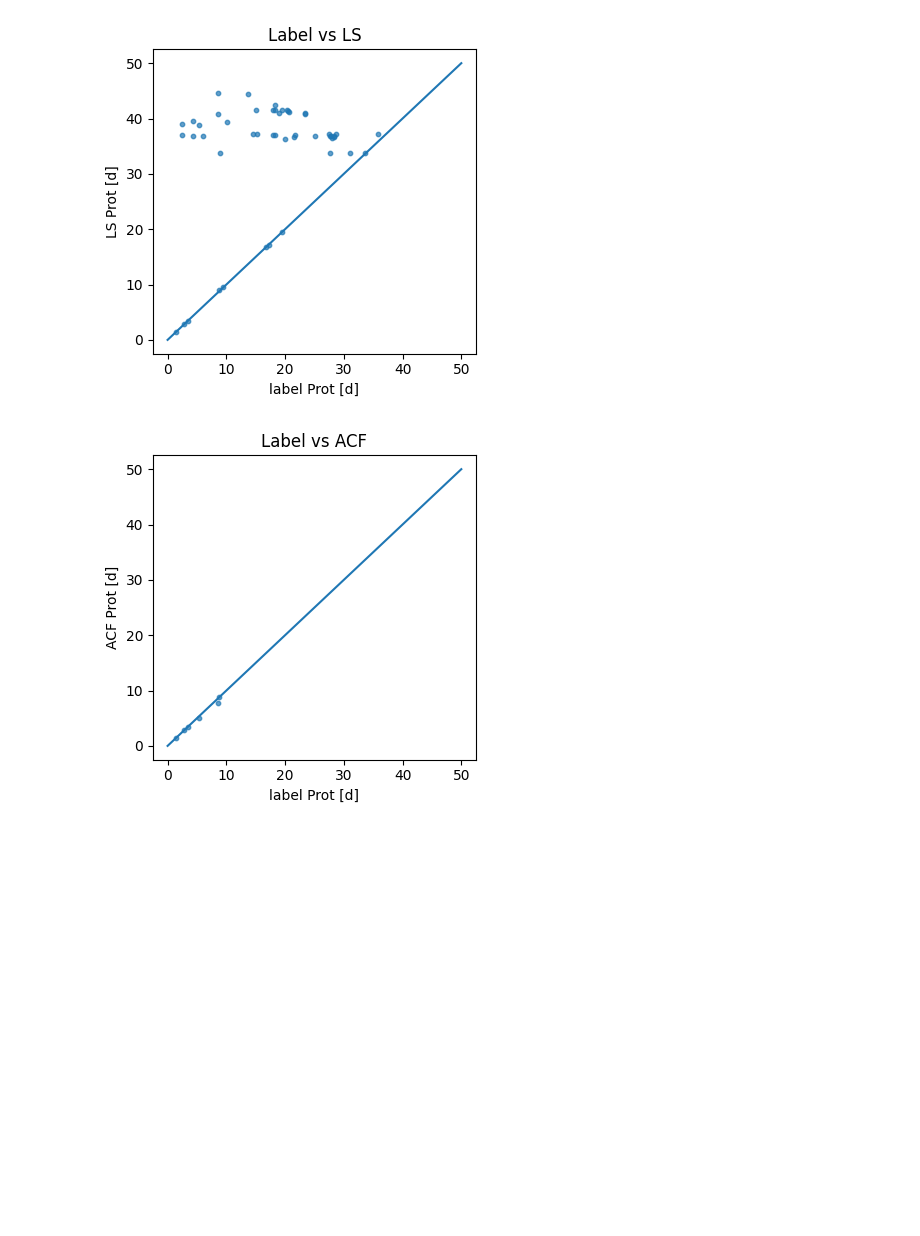
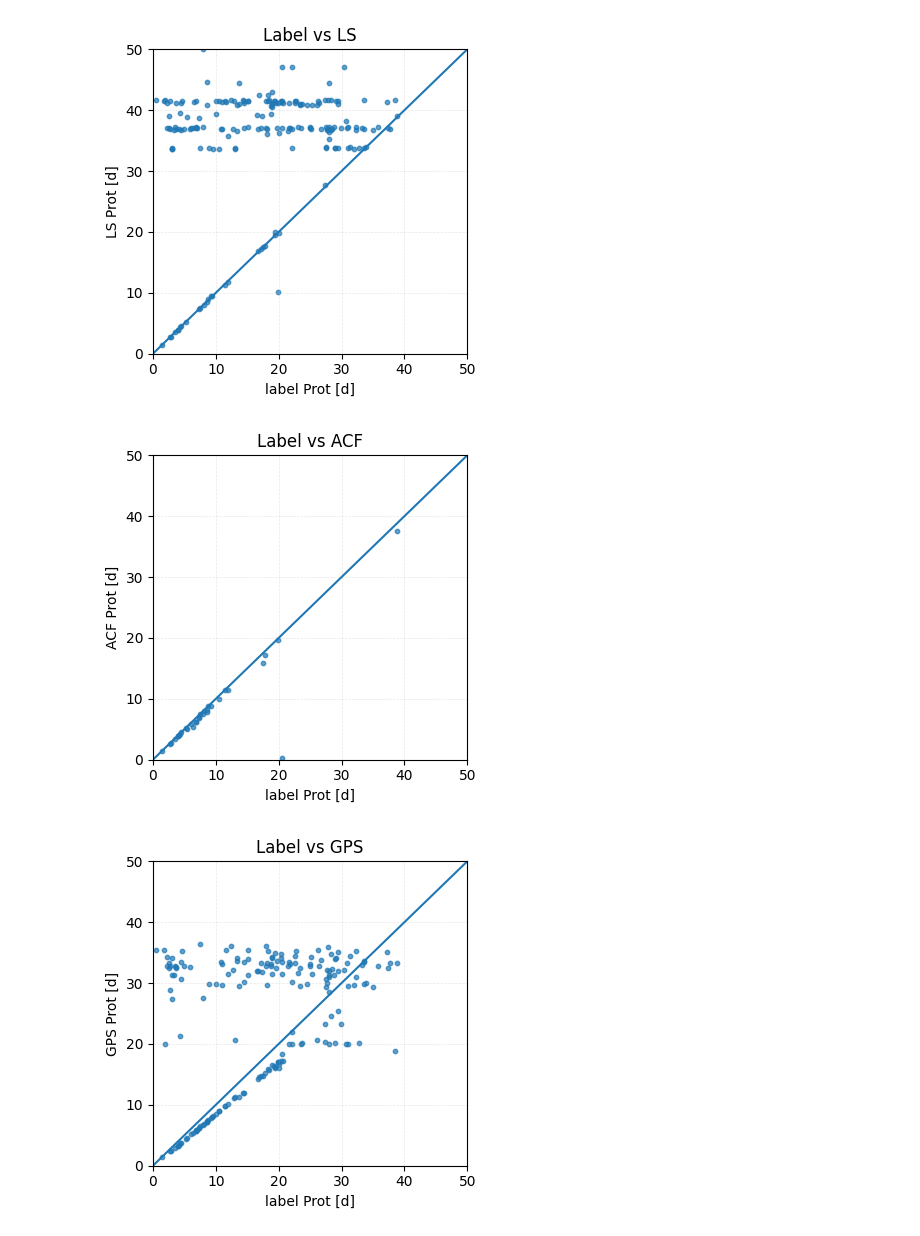
Before and after one commit to inkcakesci/my_dissertation, a Jupyter notebook: plot.ipynb, the cells around one changed output. Cells and saved outputs as stored; diff of their text form; code cells hidden in the pictures; blank space fills up the shorter version.

```diff
--- a/plot.ipynb
+++ b/plot.ipynb
@@ -1,70 +1,9 @@
 # %%
-import pandas as pd
-import numpy as np
-import matplotlib.pyplot as plt
+%cd /Users/Zhuanz/Documents/Dissertation
+import sys
+from pathlib import Path
+sys.path.insert(0, str(Path.cwd()))
 
-df = pd.read_csv("data/kepler/baseline_periods_ls_acf.csv")
-
-# 计算误差
-df["err_ls"] = df["prot_ls"] - df["prot_label"]
-df["err_acf"] = df["prot_acf"] - df["prot_label"]
-
-# 新增：GPS & QP-GP 误差（如果列不存在，会 KeyError，可根据需要 try/except）
-if "prot_gps" in df.columns:
-    df["err_gps"] = df["prot_gps"] - df["prot_label"]
-else:
-    df["err_gps"] = np.nan
-
-if "prot_qpgp" in df.columns:
-    df["err_qpgp"] = df["prot_qpgp"] - df["prot_label"]
-else:
-    df["err_qpgp"] = np.nan
-
-# 简单统计
-print("LS   MAE:", np.nanmean(np.abs(df["err_ls"])))
-print("ACF  MAE:", np.nanmean(np.abs(df["err_acf"])))
-print("GPS  MAE:", np.nanmean(np.abs(df["err_gps"])))
-print("QP-GP MAE:", np.nanmean(np.abs(df["err_qpgp"])))
-
-# 画一下 prot_label vs prot_ls
-plt.figure(figsize=(4, 4))
-plt.scatter(df["prot_label"], df["prot_ls"], s=10, alpha=0.7)
-plt.plot([0, 50], [0, 50])
-plt.xlabel("label Prot [d]")
-plt.ylabel("LS Prot [d]")
-plt.title("Label vs LS")
-plt.tight_layout()
-plt.show()
-
-# Label vs ACF
-plt.figure(figsize=(4, 4))
-plt.scatter(df["prot_label"], df["prot_acf"], s=10, alpha=0.7)
-plt.plot([0, 50], [0, 50])
-plt.xlabel("label Prot [d]")
-plt.ylabel("ACF Prot [d]")
-plt.title("Label vs ACF")
-plt.tight_layout()
-plt.show()
-
-# Label vs GPS
-if "prot_gps" in df.columns:
-    plt.figure(figsize=(4, 4))
-    plt.scatter(df["prot_label"], df["prot_gps"], s=10, alpha=0.7)
-    plt.plot([0, 50], [0, 50])
-    plt.xlabel("label Prot [d]")
-    plt.ylabel("GPS Prot [d]")
-    plt.title("Label vs GPS")
-    plt.tight_layout()
-    plt.show()
-
-# Label vs QP-GP
-if "prot_qpgp" in df.columns:
-    plt.figure(figsize=(4, 4))
-    plt.scatter(df["prot_label"], df["prot_qpgp"], s=10, alpha=0.7)
-    plt.plot([0, 50], [0, 50])
-    plt.xlabel("label Prot [d]")
-    plt.ylabel("QP-GP Prot [d]")
-    plt.title("Label vs QP-GP")
-    plt.tight_layout()
-    plt.show()
+import src.analysis.baseline_plots as baseline_plots
+baseline_plots.main()
 # %% [output]
@@ -73,2 +27,3 @@ ACF MAE: 0.2131316283323298
-[figure, old version]
+[figure, new version]
-[figure, old version]
+[figure, new version]
+[figure, added]
```
Also changed, not shown: parts of 2 cells of this notebook, 3 other files.
